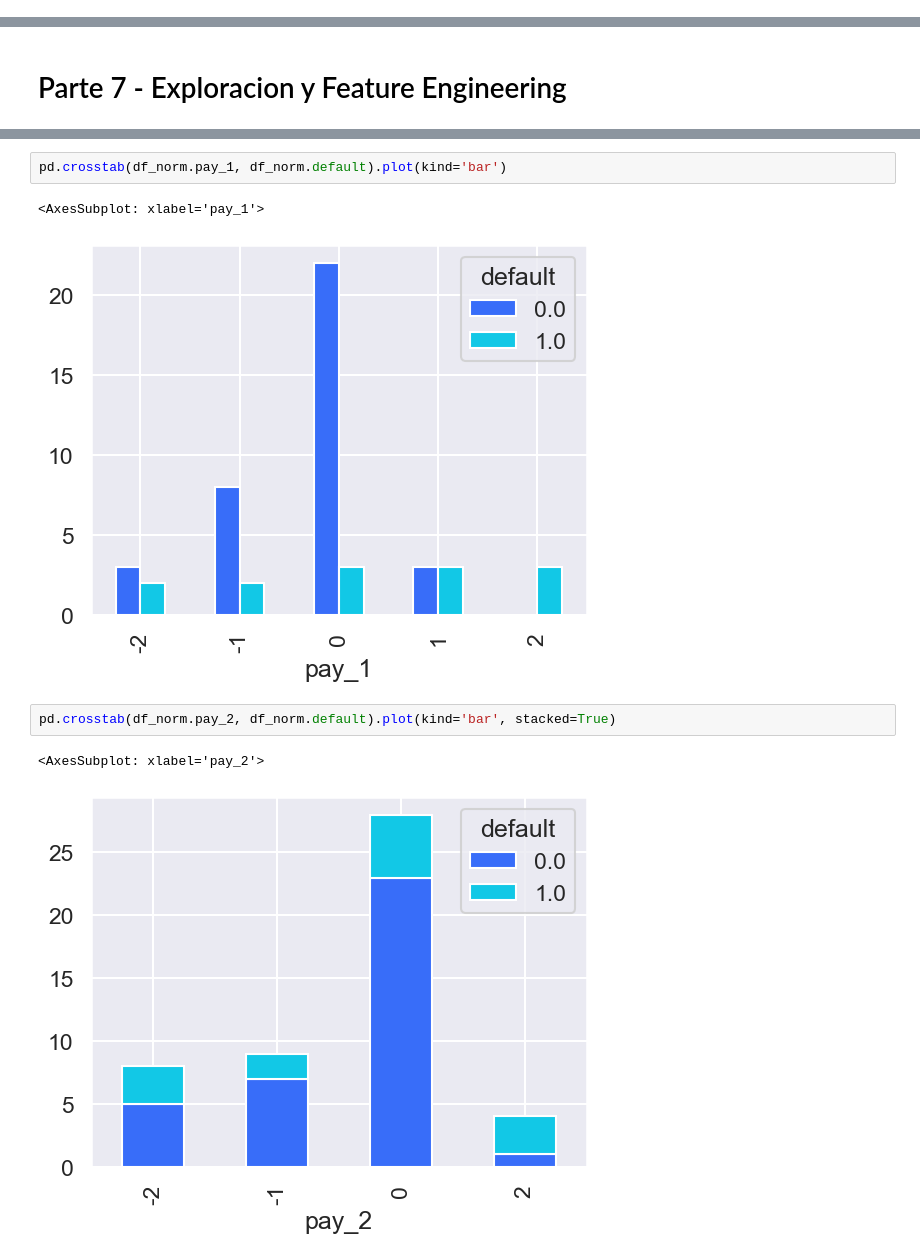
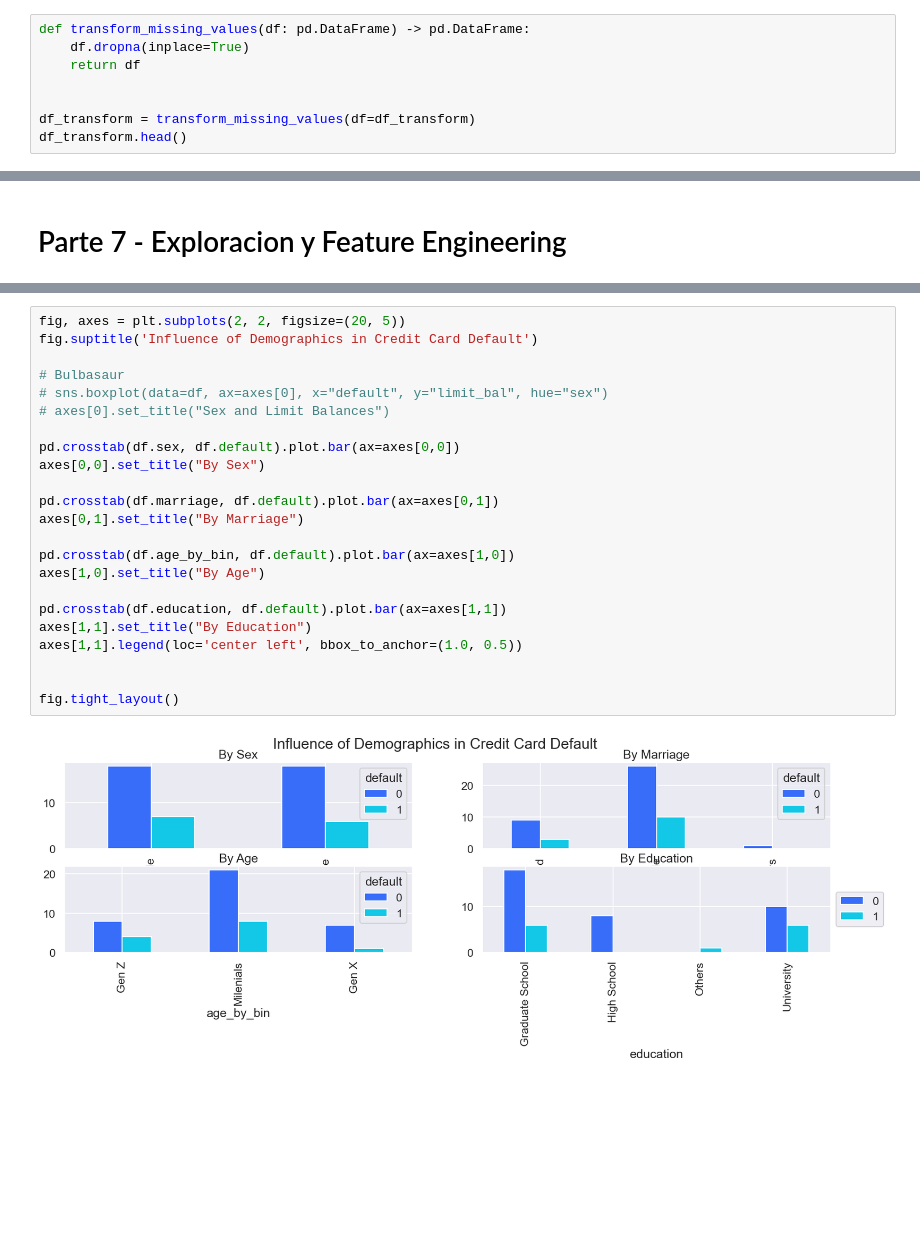
Before and after one commit to AdolfoVillalobos/ta-data-analysis-challenge, a Jupyter notebook: report.ipynb, the cells around one changed output, grey strips where cells are left out. Drawn from its saved outputs; the diff is of its cells as text; blank space fills up the shorter version.

```diff
--- a/report.ipynb
+++ b/report.ipynb
@@ -650,3 +647,11 @@ Podemos ver que aun tenemos valores faltantes en nuestro dataset.
 Dada las restricciones de tamano de muestra, se deben considerar dos escenarios para continuar el analisis:
 1. Eliminar registros con vaalores faltantes.
 1. Impuitar valores faltantes en las variables `mariage`, `education` y `default`. Para ello, un metodo comun es imputar las variables dependientes `mariage` y `education`, para posteriormente imputar `default` en base a un modelo de regresion.
+# %%
+def transform_missing_values(df: pd.DataFrame) -> pd.DataFrame:
+    df.dropna(inplace=True)
+    return df
+
+
+df_transform = transform_missing_values(df=df_transform)
+df_transform.head()
@@ -767,10 +718,25 @@ pd.crosstab(df_norm.pay_1, df_norm.default).plot(kind='bar')
-# %%
-pd.crosstab(df_norm.pay_1, df_norm.default).plot(kind='bar')
-# %% [output]
-<AxesSubplot: xlabel='pay_1'>
-[figure, removed]
-# %%
-pd.crosstab(df_norm.pay_2, df_norm.default).plot(kind='bar', stacked=True)
-# %% [output]
-<AxesSubplot: xlabel='pay_2'>
-[figure, removed]
+# %%
+fig, axes = plt.subplots(2, 2, figsize=(20, 5))
+fig.suptitle('Influence of Demographics in Credit Card Default')
+
+# Bulbasaur
+# sns.boxplot(data=df, ax=axes[0], x="default", y="limit_bal", hue="sex")
+# axes[0].set_title("Sex and Limit Balances")
+
+pd.crosstab(df.sex, df.default).plot.bar(ax=axes[0,0])
+axes[0,0].set_title("By Sex")
+
+pd.crosstab(df.marriage, df.default).plot.bar(ax=axes[0,1])
+axes[0,1].set_title("By Marriage")
+
+pd.crosstab(df.age_by_bin, df.default).plot.bar(ax=axes[1,0])
+axes[1,0].set_title("By Age")
+
+pd.crosstab(df.education, df.default).plot.bar(ax=axes[1,1])
+axes[1,1].set_title("By Education")
+axes[1,1].legend(loc='center left', bbox_to_anchor=(1.0, 0.5))
+
+
+fig.tight_layout()
+# %% [output]
+[figure, added]
```
Also changed, not shown: parts of 22 cells of this notebook, 1 other file.
